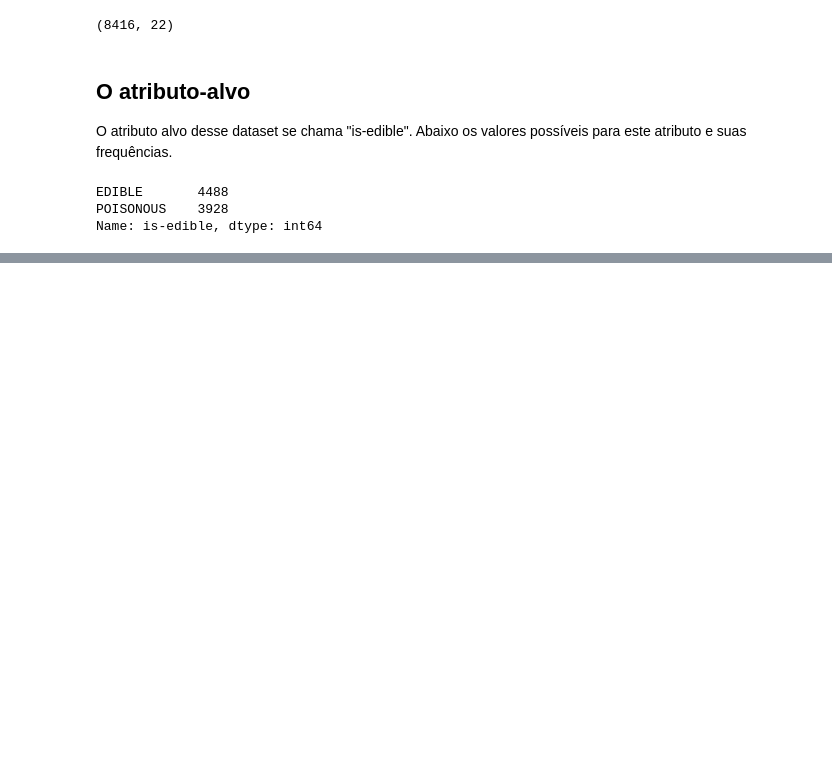
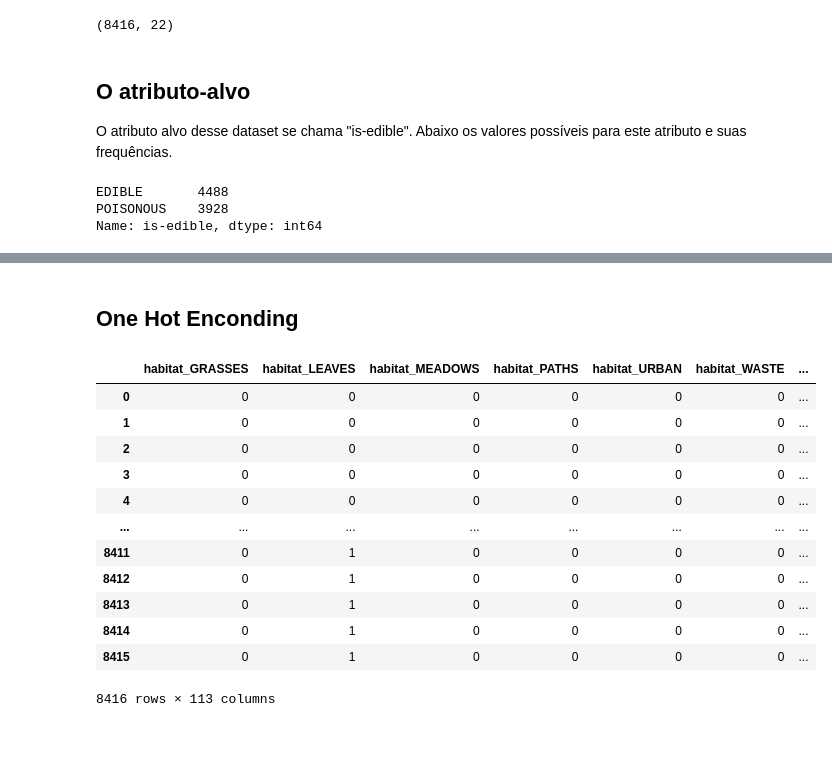
Before and after one commit to Glomyer/rna-2022.2-aa3, a Jupyter notebook: exploratory_analysis.ipynb, the cells around one changed output, grey strips where cells are left out. Drawn from its saved outputs; the diff is of its cells as text; code cells hidden in the pictures; blank space fills up the shorter version.

```diff
--- a/exploratory_analysis.ipynb
+++ b/exploratory_analysis.ipynb
@@ -104,0 +122,24 @@ Name: is-edible, dtype: int64
+# %% [markdown]
+## One Hot Enconding
+# %%
+for column in data:
+    column_encoded = pd.get_dummies(data[column], prefix=column)
+    data = pd.concat([column_encoded, data], axis=1)
+    data = data.drop(column, axis=1)
+
+data = data.drop("is-edible_POISONOUS", axis=1)
+data
+# %% [output]
+|  | habitat_GRASSES | habitat_LEAVES | habitat_MEADOWS | habitat_PATHS | habitat_URBAN | habitat_WASTE | ... |
+| 0 | 0 | 0 | 0 | 0 | 0 | 0 | ... |
+| 1 | 0 | 0 | 0 | 0 | 0 | 0 | ... |
+| 2 | 0 | 0 | 0 | 0 | 0 | 0 | ... |
+| 3 | 0 | 0 | 0 | 0 | 0 | 0 | ... |
+| 4 | 0 | 0 | 0 | 0 | 0 | 0 | ... |
+| ... | ... | ... | ... | ... | ... | ... | ... |
+| 8411 | 0 | 1 | 0 | 0 | 0 | 0 | ... |
+| 8412 | 0 | 1 | 0 | 0 | 0 | 0 | ... |
+| 8413 | 0 | 1 | 0 | 0 | 0 | 0 | ... |
+| 8414 | 0 | 1 | 0 | 0 | 0 | 0 | ... |
+| 8415 | 0 | 1 | 0 | 0 | 0 | 0 | ... |
+8416 rows × 113 columns
@@ -104,0 +151,2 @@ Name: is-edible, dtype: int64
+# %% [markdown]
+##
```
Also changed, not shown: parts of 3 cells of this notebook.
